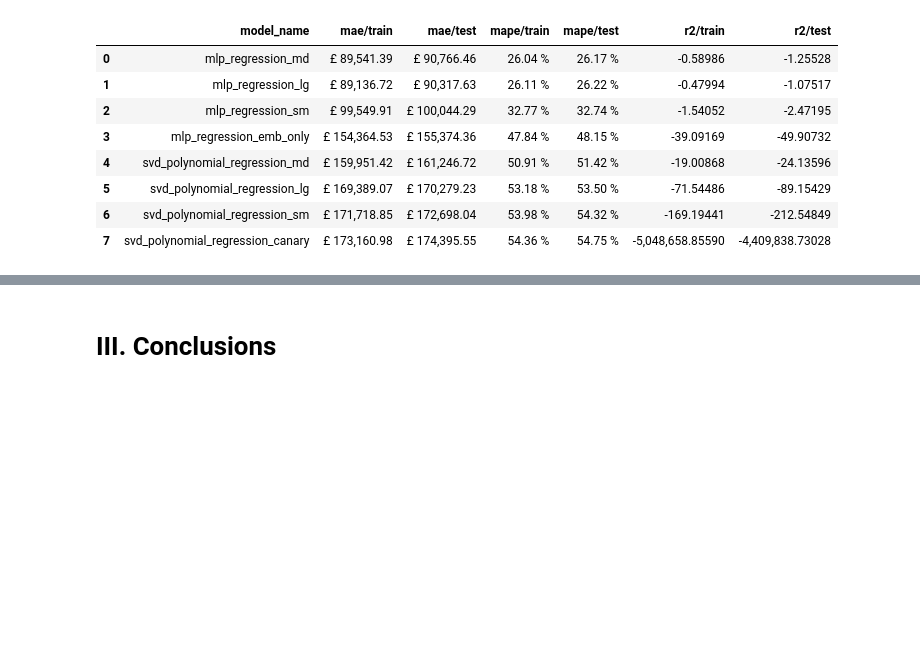
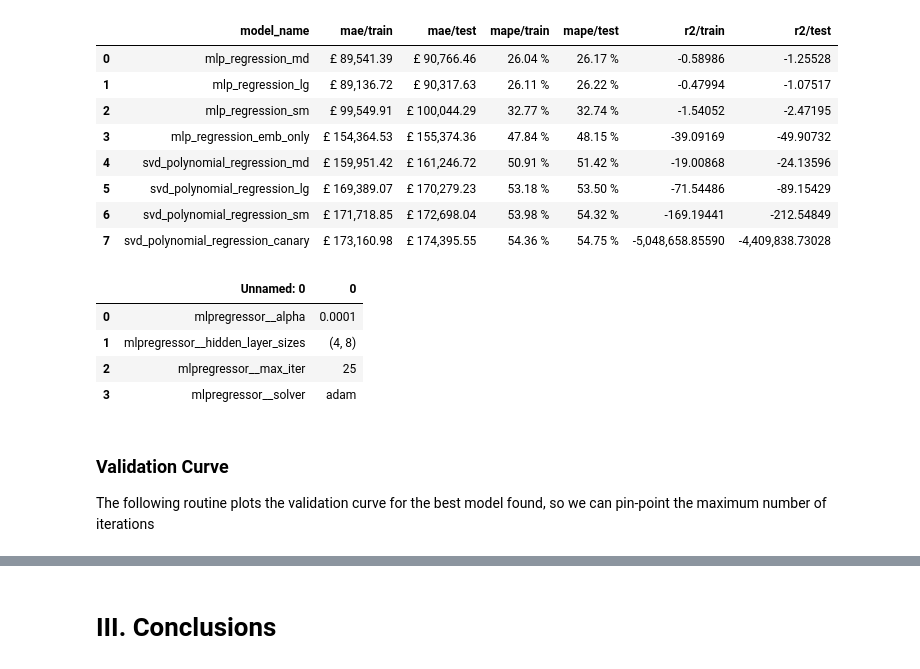
Before and after one commit to hudsonmendes/uolondon-cm3005-dsc, a Jupyter notebook: report.ipynb, the cells around one changed output, grey strips where cells are left out. Drawn from its saved outputs; the diff is of its cells as text; code cells hidden in the pictures; blank space fills up the shorter version.

```diff
--- a/report.ipynb
+++ b/report.ipynb
@@ -2029,32 +2040,55 @@ dataframe, and orders them by **Absolute MAPE**, ranging $[0\%, \inf\%]$, where
 $0$ represents no percentual error in the prediction.
 # %%
 def collate_results_and_params(dir: pathlib.Path) -> pd.DataFrame:
+    """
+    Reads the results of all the grid search experiments and compiles
+    a dataframe containing the model names ranked by the smallest error rate.
+    :param dir: The directory containing the results of the grid search experiments.
+    :return: A dataframe containing the model names ranked by the smallest error rate.
+    """
+    # holds the results of the grid search experiments
     results = []
+    # finds all the best-metrics.csv files in the sub-directory
     for filepath in dir.glob("**/best-metrics.csv"):
+        # the model name is the name of the parent directory
         result_item = {"model_name": filepath.parent.name}
+        # reads the best-metrics.csv file
         df_metrics = pd.read_csv(filepath)
+        # sets the index to the first column
         df_metrics = df_metrics.set_index(df_metrics.columns[0]).transpose()
+        # adds the best params to the result item for train and test
         for metric_name in df_metrics.columns:
             result_item[f"{metric_name}/train"] = df_metrics[metric_name]["train"]
             result_item[f"{metric_name}/test"] = df_metrics[metric_name]["test"]
         results.append(result_item)
+    # constructs a dataframe from the results
     results_df = pd.DataFrame(results)
+    # sorts the dataframe by the smallest error rate
     results_df = results_df.sort_values(by=["mape/train", "mape/test"], ascending=[True, True])
+    # resets the index, dropping the existing index in the process
     results_df = results_df.reset_index(drop=True)
+    # prepares formatters for each one of the metrics
     formatters = {
         "r2": lambda x: f"{x:,.5f}",
         "mape": lambda x: f"{x*100.:.2f} %",
         "default": lambda x: f"£ {x:,.2f}",
     }
+    # formats the values of the dataframe
     for metric_split in results_df.columns:
         if metric_split.endswith("/train") or metric_split.endswith("/test"):
             metric, _ = metric_split.split("/")
             formatter = formatters.get(metric, formatters["default"])
             results_df[metric_split] = results_df[metric_split].apply(formatter)
+    # returns the metics dataframe
     return results_df
 
+# compiles the results dataframe
+df_results = collate_results_and_params(dir=results_dir)
 
-df_results = collate_results_and_params(dir=results_dir)
+# present the results compiled
+# the top one model is the best performing one, with lowest error rate
+# by reading the `best-params.csv` file in the directory of the model name
+# shows the winning hyperparams
 df_results
 # %% [output]
 |  | model_name | mae/train | mae/test | mape/train | mape/test | r2/train | r2/test |
@@ -2066,3 +2100,17 @@ df_results
 | 5 | svd_polynomial_regression_lg | £ 169,389.07 | £ 170,279.23 | 53.18 % | 53.50 % | -71.54486 | -89.15429 |
 | 6 | svd_polynomial_regression_sm | £ 171,718.85 | £ 172,698.04 | 53.98 % | 54.32 % | -169.19441 | -212.54849 |
 | 7 | svd_polynomial_regression_canary | £ 173,160.98 | £ 174,395.55 | 54.36 % | 54.75 % | -5,048,658.85590 | -4,409,838.73028 |
+# %%
+# reads the best params for the winning model
+pd.read_csv(results_dir / df_results["model_name"][0] / "best-params.csv")
+# %% [output]
+|  | Unnamed: 0 | 0 |
+| 0 | mlpregressor__alpha | 0.0001 |
+| 1 | mlpregressor__hidden_layer_sizes | (4, 8) |
+| 2 | mlpregressor__max_iter | 25 |
+| 3 | mlpregressor__solver | adam |
+# %% [markdown]
+### Validation Curve
+
+The following routine plots the validation curve for the best model found,
+so we can pin-point the maximum number of iterations
```
Also changed, not shown: parts of 27 cells of this notebook, 1 other file.
